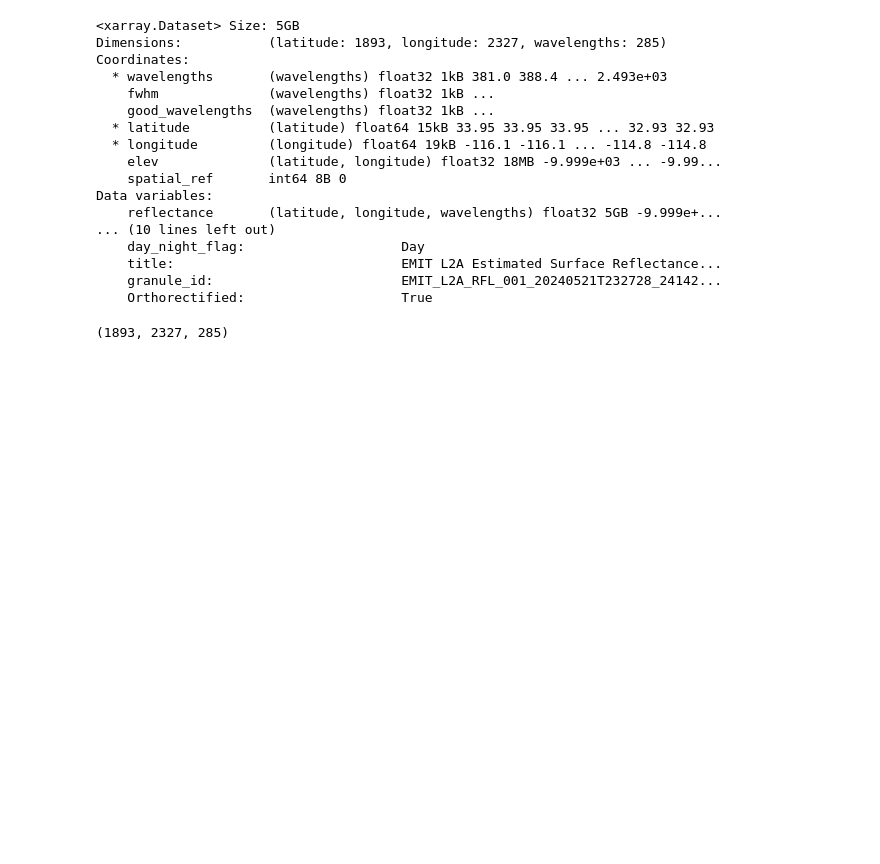
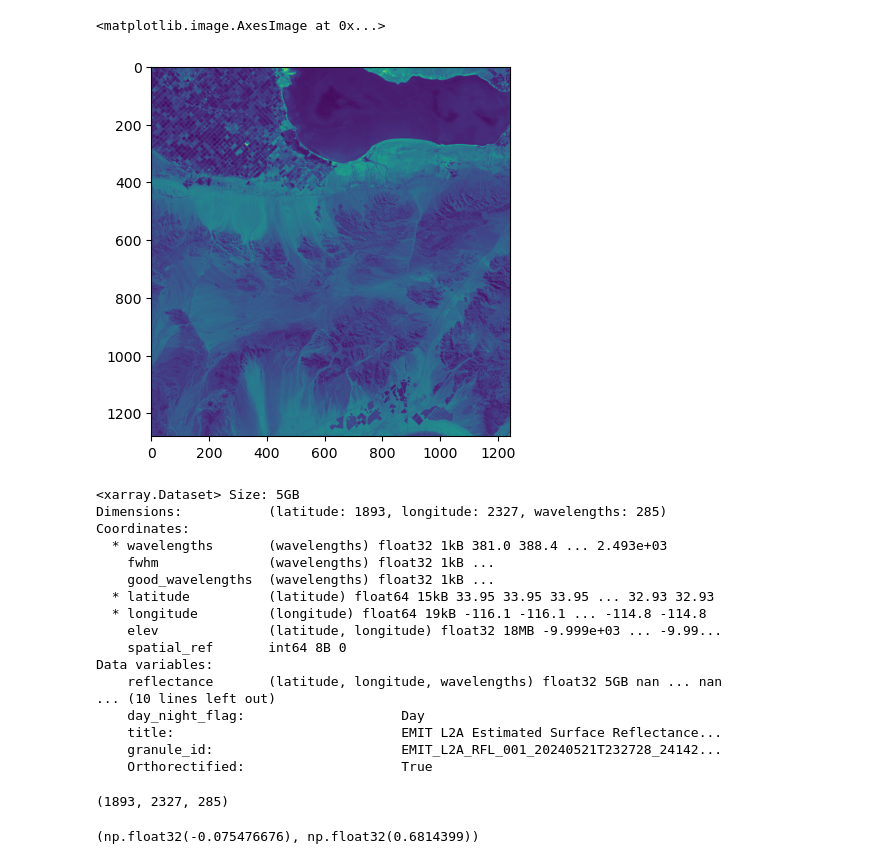
Before and after one commit to STARS-Data-Fusion/emit_tools, a Jupyter notebook: EMIT Tools.ipynb, the cells around one changed output. Saved outputs shown, nothing was run; the diff lists cells and outputs as text; code cells hidden in the pictures; blank space fills up the shorter version.

```diff
--- a/EMIT Tools.ipynb
+++ b/EMIT Tools.ipynb
@@ -3,2 +5,6 @@ from emit_tools import *
 # %%
 filename = expanduser(join("~", "Downloads", "EMIT_L2A_RFL_001_20240521T232728_2414216_003.nc"))
+# %%
+swath_ds = emit_xarray(filename, ortho=False)
+swath_ds.reflectance.data = np.where(swath_ds.reflectance.data == -9999, np.nan, swath_ds.reflectance.data)
+swath_ds
@@ -5,5 +29,11 @@ filename = expanduser(join("~", "Downloads", "EMIT_L2A_RFL_001_20240521T232728_2
+# %%
+plt.imshow(swath_ds.reflectance[:,:,20])
+# %% [output]
+<matplotlib.image.AxesImage at 0x...>
+[figure, added]
 # %%
 ds = emit_xarray(filename, ortho=True)
+ds.reflectance.data = np.where(ds.reflectance.data == -9999, np.nan, ds.reflectance.data)
 ds
 # %% [output]
 <xarray.Dataset> Size: 5GB
@@ -17,7 +47,7 @@ Coordinates:
     elev              (latitude, longitude) float32 18MB -9.999e+03 ... -9.99...
     spatial_ref       int64 8B 0
 Data variables:
-    reflectance       (latitude, longitude, wavelengths) float32 5GB -9.999e+...
+    reflectance       (latitude, longitude, wavelengths) float32 5GB nan ... nan
 ... (10 lines left out)
     day_night_flag:                    Day
     title:                             EMIT L2A Estimated Surface Reflectance...
@@ -27,3 +57,7 @@ Data variables:
 ds.reflectance.shape
 # %% [output]
 (1893, 2327, 285)
+# %%
+np.nanmin(ds.reflectance), np.nanmax(ds.reflectance)
+# %% [output]
+(np.float32(-0.075476676), np.float32(0.6814399))
```
Also changed, not shown: parts of 4 cells of this notebook, 14 other files.
